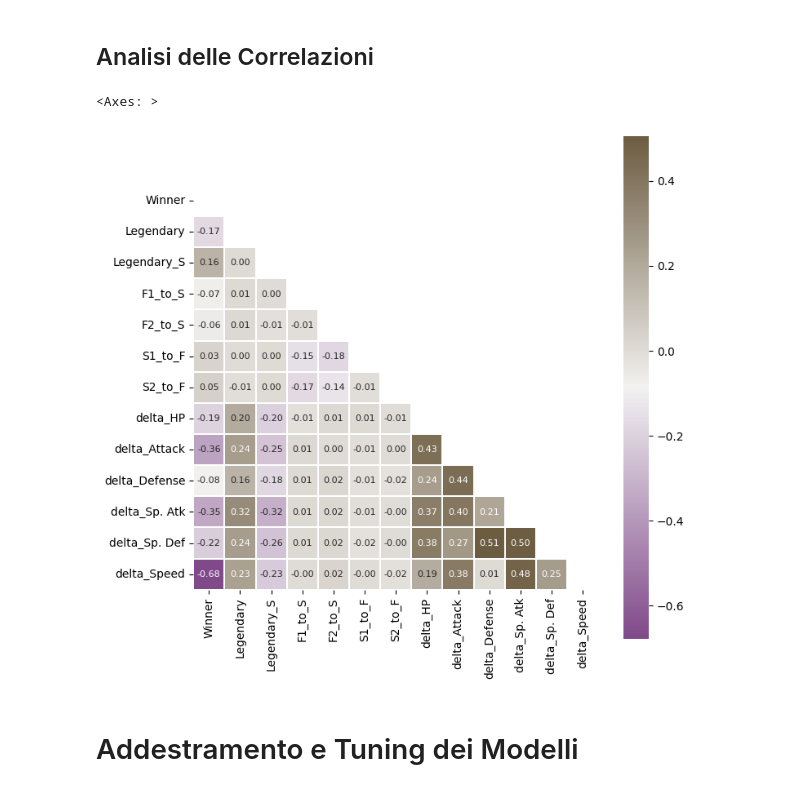
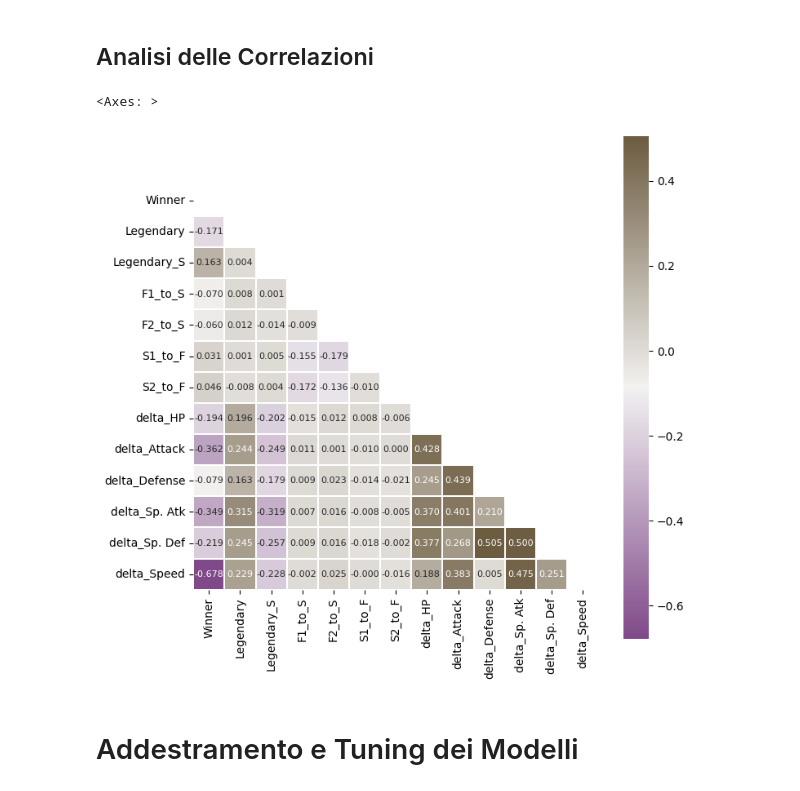
Before and after one commit to Fuwuffyi/Pokemon-DataIntensive2025, a Jupyter notebook: main.ipynb, the cells around one changed output. Drawn from its saved outputs; the diff is of its cells as text; code cells hidden in the pictures.

```diff
--- a/main.ipynb
+++ b/main.ipynb
@@ -174,14 +175,14 @@ df_combats_with_multiplier.drop(columns=['Name', 'Name_S', 'Generation', 'Genera
 # %%
 numerical_dataset_correlation: pd.DataFrame = df_combats_with_multiplier.corr()
 # Create an upper triangular mask to avoid displaying the same data twice
 mask: np.ndarray = np.zeros_like(numerical_dataset_correlation, dtype=bool)
 mask[np.triu_indices_from(mask)] = True
 # Plot the correlation between the variables
 plt.figure(figsize=(8, 8))
-sb.heatmap(numerical_dataset_correlation, mask=mask, annot=True, square=True, linewidths=0.1, cmap=cmap, fmt=".2f", annot_kws={"fontsize":8})
+sb.heatmap(numerical_dataset_correlation, mask=mask, annot=True, square=True, linewidths=0.1, cmap=cmap, fmt=".3f", annot_kws={"fontsize":8})
 # %% [output]
 <Axes: >
-[figure, old version]
+[figure, new version]
 # %% [markdown]
 # Addestramento e Tuning dei Modelli <a id="addestramento-e-tuning-dei-modelli"></a>
 # %%
```
Also changed, not shown: parts of 4 cells of this notebook.
